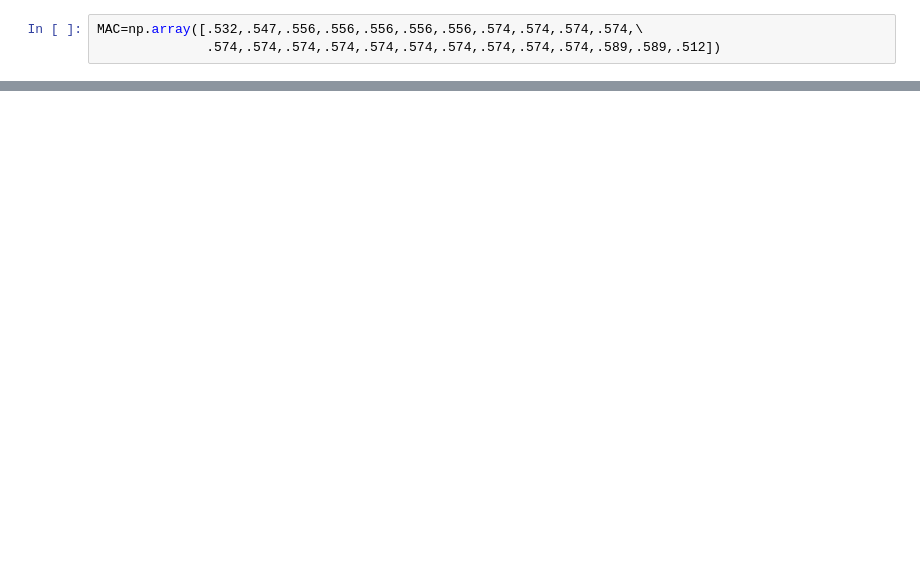
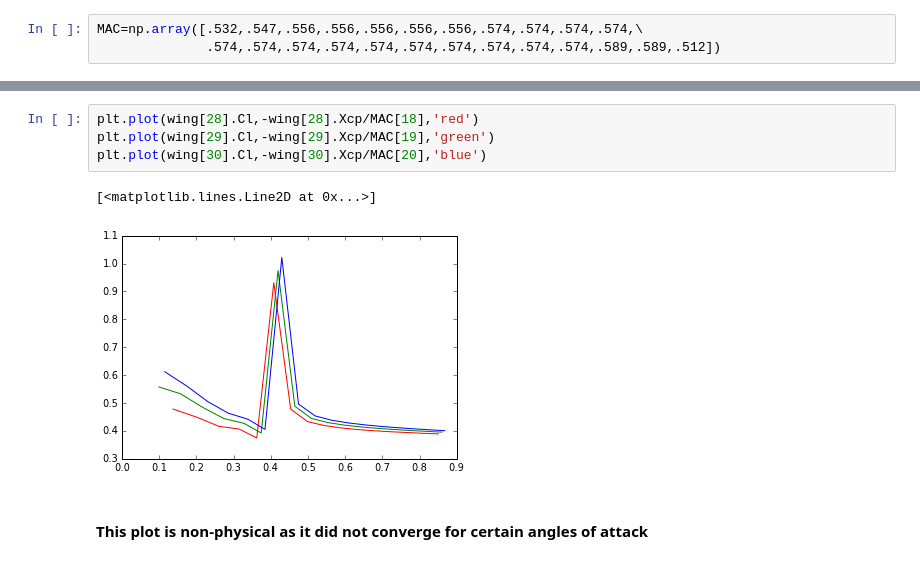
Before and after one commit to colinparker/Pterosaur, a Jupyter notebook: parker_pterosaur.ipynb, the cells around one changed output, grey strips where cells are left out. Cells and saved outputs as stored; diff of their text form; blank space fills up the shorter version.

```diff
--- a/parker_pterosaur.ipynb
+++ b/parker_pterosaur.ipynb
@@ -46,0 +100,9 @@ Image(filename='C:/Users/Colin/Documents/GitHub/Pterosaur/Data/ClvCxp.png')
+# %%
+plt.plot(wing[28].Cl,-wing[28].Xcp/MAC[18],'red')
+plt.plot(wing[29].Cl,-wing[29].Xcp/MAC[19],'green')
+plt.plot(wing[30].Cl,-wing[30].Xcp/MAC[20],'blue')
+# %% [output]
+[<matplotlib.lines.Line2D at 0x...>]
+[figure, added]
+# %% [markdown]
+#### This plot is non-physical as it did not converge for certain angles of attack
```
Also changed, not shown: parts of 20 cells of this notebook, 9 other files.
